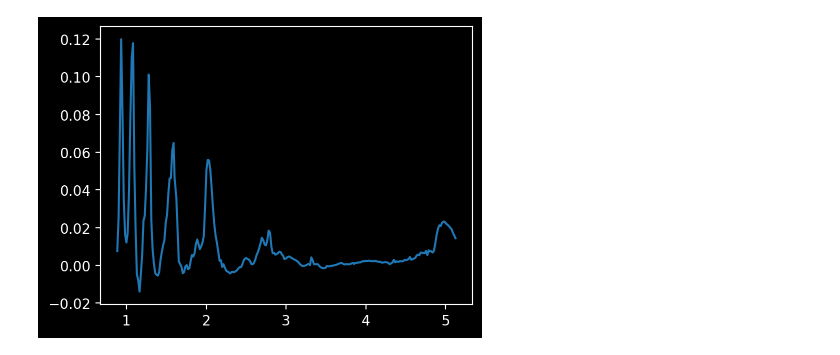
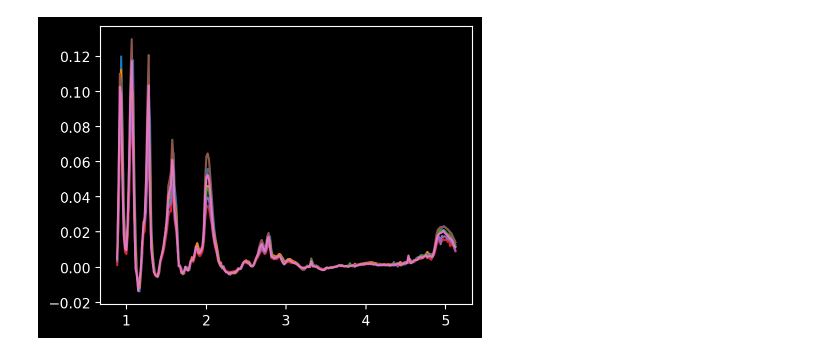
Before and after one commit to lucaslibshutz/spectralResearch, a Jupyter notebook: iPad_fitting.ipynb, the cells around one changed output. Cells and saved outputs as stored; diff of their text form; code cells hidden in the pictures.

```diff
--- a/iPad_fitting.ipynb
+++ b/iPad_fitting.ipynb
@@ -52,8 +52,8 @@ spectra_list = [spectra_0405,spectra_0607,spectra_0809,spectra_1011,spectra_1213
 # %%
 %matplotlib inline
 x = vims_wave
-y = spectra_0405
-plt.plot(x,y)
+for spectra in spectra_list:
+    plt.plot(x,spectra)
 plt.show()
 # %% [output]
-[figure, old version]
+[figure, new version]
```
Also changed, not shown: parts of 7 cells of this notebook.
